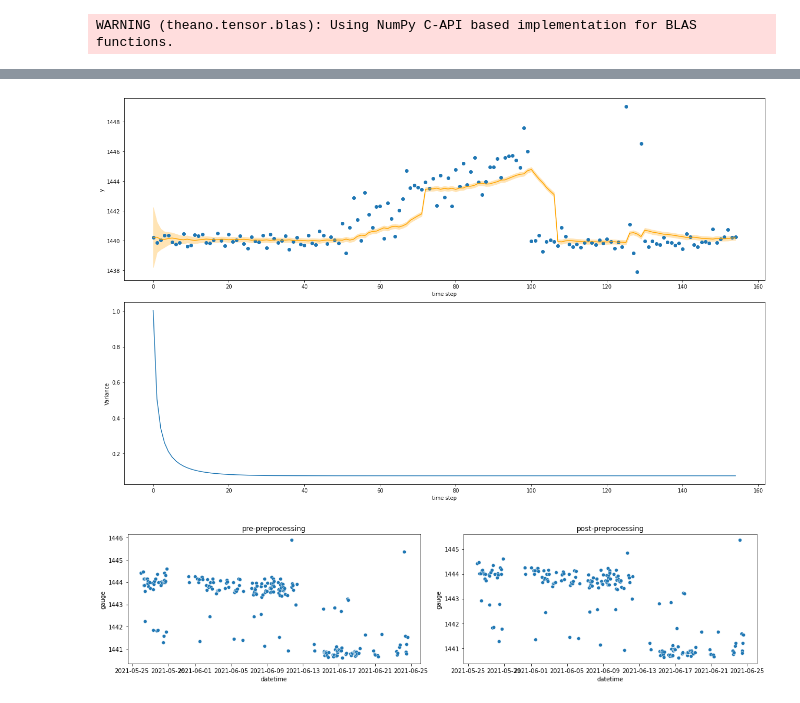
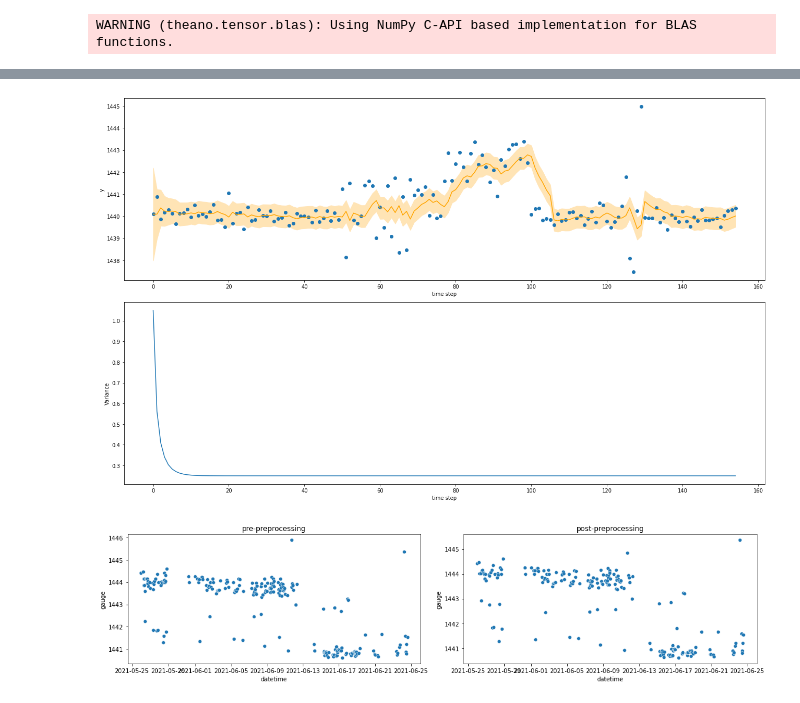
Before and after one commit to benlau6/hierarchy-bayesian-modeling-time-series-sensor, a Jupyter notebook: kalman_filter.ipynb, the cells around one changed output, grey strips where cells are left out. Drawn from its saved outputs; the diff is of its cells as text; code cells hidden in the pictures.

```diff
--- a/kalman_filter.ipynb
+++ b/kalman_filter.ipynb
@@ -25,7 +25,7 @@ args.s3_bucket = config.get('default', 's3_bucket')
 args.s3_prefix = config.get('default', 's3_prefix')
 # %%
 sample1 = Sample(N=50, mu=1440, beta=0.001, sigma=0.3)
-sample2 = Sample(N=50, mu=1441, beta=0.1, sigma=1)
+sample2 = Sample(N=50, mu=1440, beta=0.05, sigma=1)
 sample3 = Sample(N=25, mu=1440, beta=0.001, sigma=0.3)
 sample4 = Sample(N=5, mu=1440, beta=0.001, sigma=5)
 sample5 = Sample(N=25, mu=1440, beta=0.001, sigma=0.3)
@@ -36,13 +52,13 @@ sample.plot()
 # %%
 zs = sample.y
 ts = sample.t
-smoothing_param = 0.005
+smoothing_param = 0.05
 movement = gaussian(0, smoothing_param)
 kf_model = KalmanFilterChangePointModel(changepoint_tolerance=5, residual_tolerance=0.5)
 kf_model.fit(zs, movement, sensor_var=1)
 kf_model.plot_all(ts, zs)
 # %% [output]
-[figure, old version]
+[figure, new version]
 # %%
 data = Data(args.s3_bucket, args.s3_prefix, args.last_n_days)
 data.get_raw_generator()
```
Also changed, not shown: parts of 2 cells of this notebook, 7 other files.
